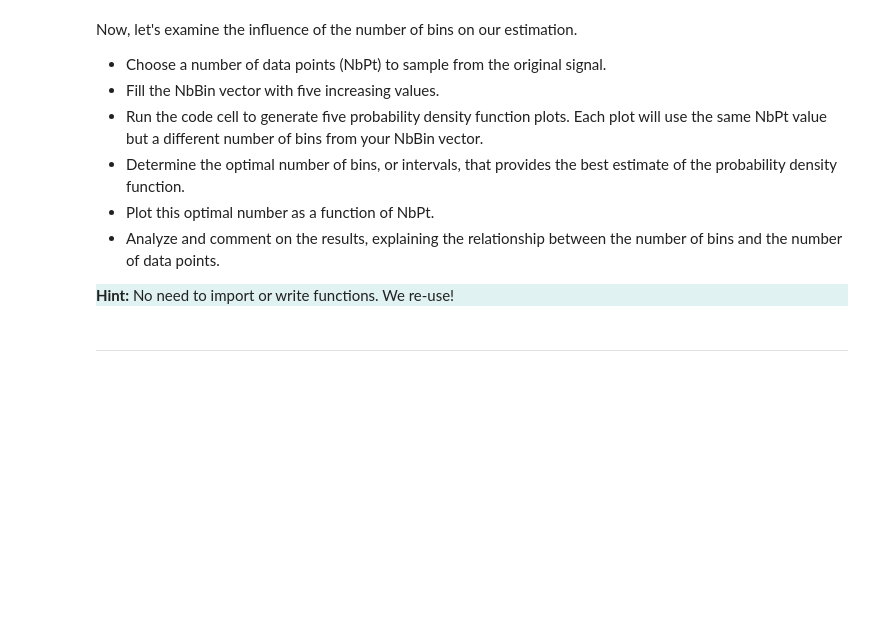
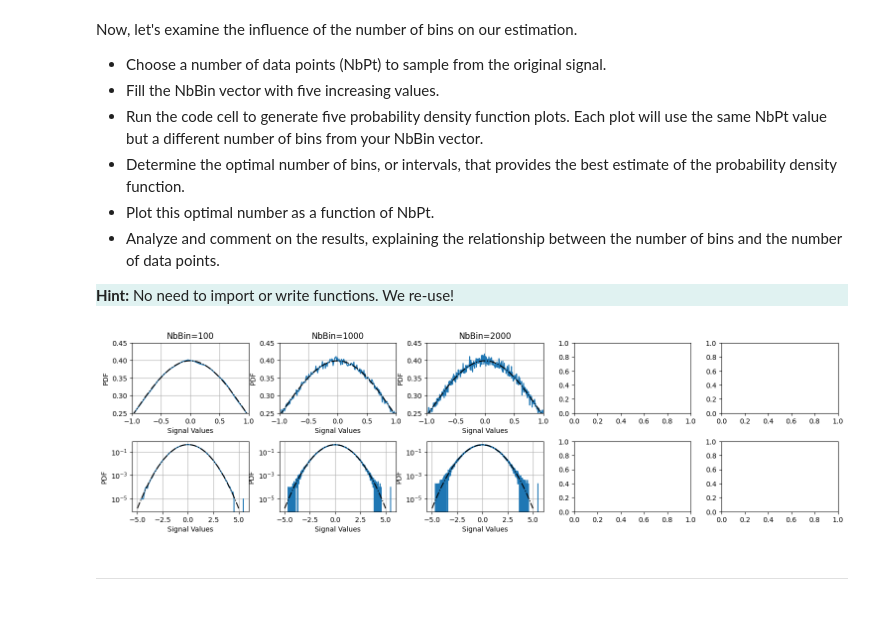
Before and after one commit to baristelmen/M2-IPP-AEMFM, a Jupyter notebook: python/exercise_1.ipynb, the cells around one changed output. Cells and saved outputs as stored; diff of their text form; code cells hidden in the pictures; blank space fills up the shorter version.

```diff
--- a/python/exercise_1.ipynb
+++ b/python/exercise_1.ipynb
@@ -315,36 +325,38 @@ Now, let's examine the influence of the number of bins on our estimation.
 ## you will choose
 ##########################################
 NbPt = 2**20
 NbBin = [XX, XX, XX]
 
 ##########################################
 ## Plotting routine
 ##########################################
 fig, ax = plt.subplots(2, 5, figsize=(15, 4), sharey=False)
 fig.tight_layout(h_pad=2)
 
 ## Simply we are looping with the length of NbBin
-for i in range(0,len(NbBin)):
-    Bin, PDF = Calc_PDF(Sig1[:NbPt], NbBin[i])
+for i, nbbin in enumerate(NbBin):
+    Bin, PDF = Calc_PDF(Sig1[:NbPt], nbbin)
     ax[0,i%5].plot(Bin,PDF)
     ax[0,i%5].plot(BG,Gauss(BG),'-.k')
-    ax[0,i%5].set_title('NbBin='+str(NbBin[i]))
+    ax[0,i%5].set_title('NbBin='+str(nbbin))
     ax[0,i%5].set_xlabel('Signal Values')
     ax[0,i%5].set_ylabel('PDF')
     ax[0,i%5].set_ylim([0.25,0.45])
     ax[0,i%5].set_xlim([-1,1])
 
     ax[0,i%5].grid()
 
 
     ax[1,i%5].plot(Bin,PDF)
     ax[1,i%5].plot(BG,Gauss(BG),'-.k')
     ax[1,i%5].set_yscale('log')
     ax[1,i%5].set_xlabel('Signal Values')
     ax[1,i%5].set_ylabel('PDF')
 
     ax[1,i%5].grid()
 fig.savefig('./figures/BBG_PDF.png',  bbox_inches = 'tight')
+# %% [output]
+[figure, added]
 # %%
 ## Synthesis:
 plt.figure()
```
Also changed, not shown: parts of 8 cells of this notebook, 5 other files.
